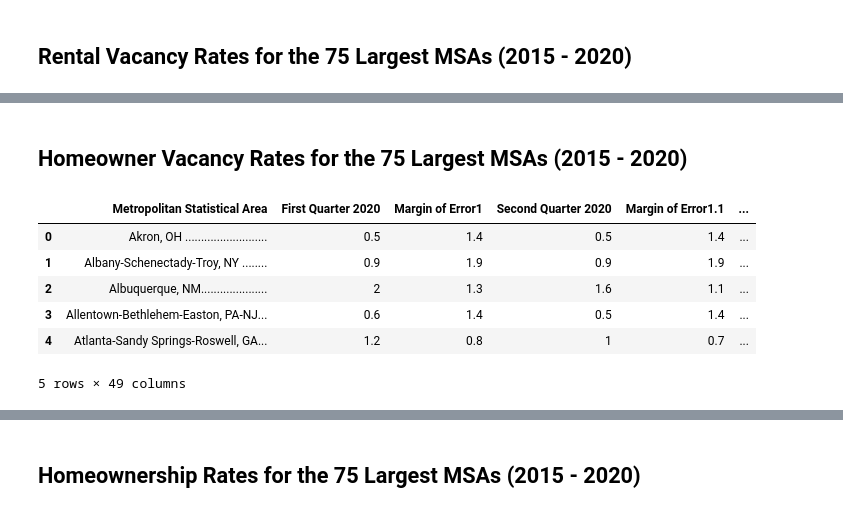
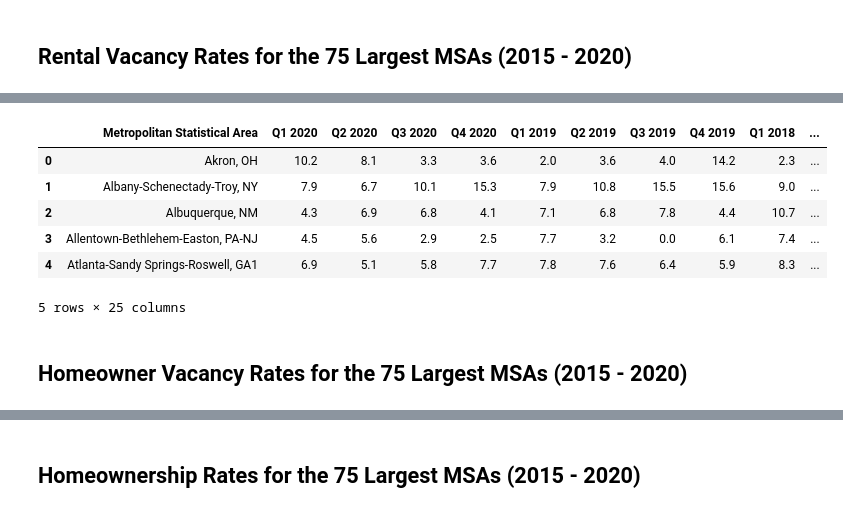
Before and after one commit to jamilao/housing-and-covid19, a Jupyter notebook: notebooks/census-and-covid.ipynb, the cells around one changed output, grey strips where cells are left out. Cells and saved outputs as stored; diff of their text form; code cells hidden in the pictures.

```diff
--- a/notebooks/census-and-covid.ipynb
+++ b/notebooks/census-and-covid.ipynb
@@ -39,14 +63,20 @@ rental_vacancy_df.head()
+# %%
+# create a slice of the dataframe without the margins of error
+rv_quarters_df = rental_vacancy_df[['Metropolitan Statistical Area',
+                                    'Q1 2020','Q2 2020','Q3 2020','Q4 2020',
+                                    'Q1 2019','Q2 2019','Q3 2019','Q4 2019',
+                                    'Q1 2018','Q2 2018','Q3 2018','Q4 2018',
+                                    'Q1 2017','Q2 2017','Q3 2017','Q4 2017',
+                                    'Q1 2016','Q2 2016','Q3 2016','Q4 2016',
+                                    'Q1 2015','Q2 2015','Q3 2015','Q4 2015']]
+rv_quarters_df.head()
+# %% [output]
+|  | Metropolitan Statistical Area | Q1 2020 | Q2 2020 | Q3 2020 | Q4 2020 | Q1 2019 | Q2 2019 | Q3 2019 | Q4 2019 | Q1 2018 | ... |
+| 0 | Akron, OH | 10.2 | 8.1 | 3.3 | 3.6 | 2.0 | 3.6 | 4.0 | 14.2 | 2.3 | ... |
+| 1 | Albany-Schenectady-Troy, NY | 7.9 | 6.7 | 10.1 | 15.3 | 7.9 | 10.8 | 15.5 | 15.6 | 9.0 | ... |
+| 2 | Albuquerque, NM | 4.3 | 6.9 | 6.8 | 4.1 | 7.1 | 6.8 | 7.8 | 4.4 | 10.7 | ... |
+| 3 | Allentown-Bethlehem-Easton, PA-NJ | 4.5 | 5.6 | 2.9 | 2.5 | 7.7 | 3.2 | 0.0 | 6.1 | 7.4 | ... |
+| 4 | Atlanta-Sandy Springs-Roswell, GA1 | 6.9 | 5.1 | 5.8 | 7.7 | 7.8 | 7.6 | 6.4 | 5.9 | 8.3 | ... |
+5 rows × 25 columns
 # %% [markdown]
 ## Homeowner Vacancy Rates for the 75 Largest MSAs (2015 - 2020)
-# %%
-# import dataset
-homeowner_vacancy_df = pd.read_csv(interim_homeowner_vacancy_file)
-homeowner_vacancy_df.head()
-# %% [output]
-|  | Metropolitan Statistical Area | First Quarter 2020 | Margin of Error1 | Second Quarter 2020 | Margin of Error1.1 | ... |
-| 0 | Akron, OH .......................... | 0.5 | 1.4 | 0.5 | 1.4 | ... |
-| 1 | Albany-Schenectady-Troy, NY ........ | 0.9 | 1.9 | 0.9 | 1.9 | ... |
-| 2 | Albuquerque, NM..................... | 2 | 1.3 | 1.6 | 1.1 | ... |
-| 3 | Allentown-Bethlehem-Easton, PA-NJ... | 0.6 | 1.4 | 0.5 | 1.4 | ... |
-| 4 | Atlanta-Sandy Springs-Roswell, GA... | 1.2 | 0.8 | 1 | 0.7 | ... |
-5 rows × 49 columns
```
Also changed, not shown: parts of 8 cells of this notebook.
